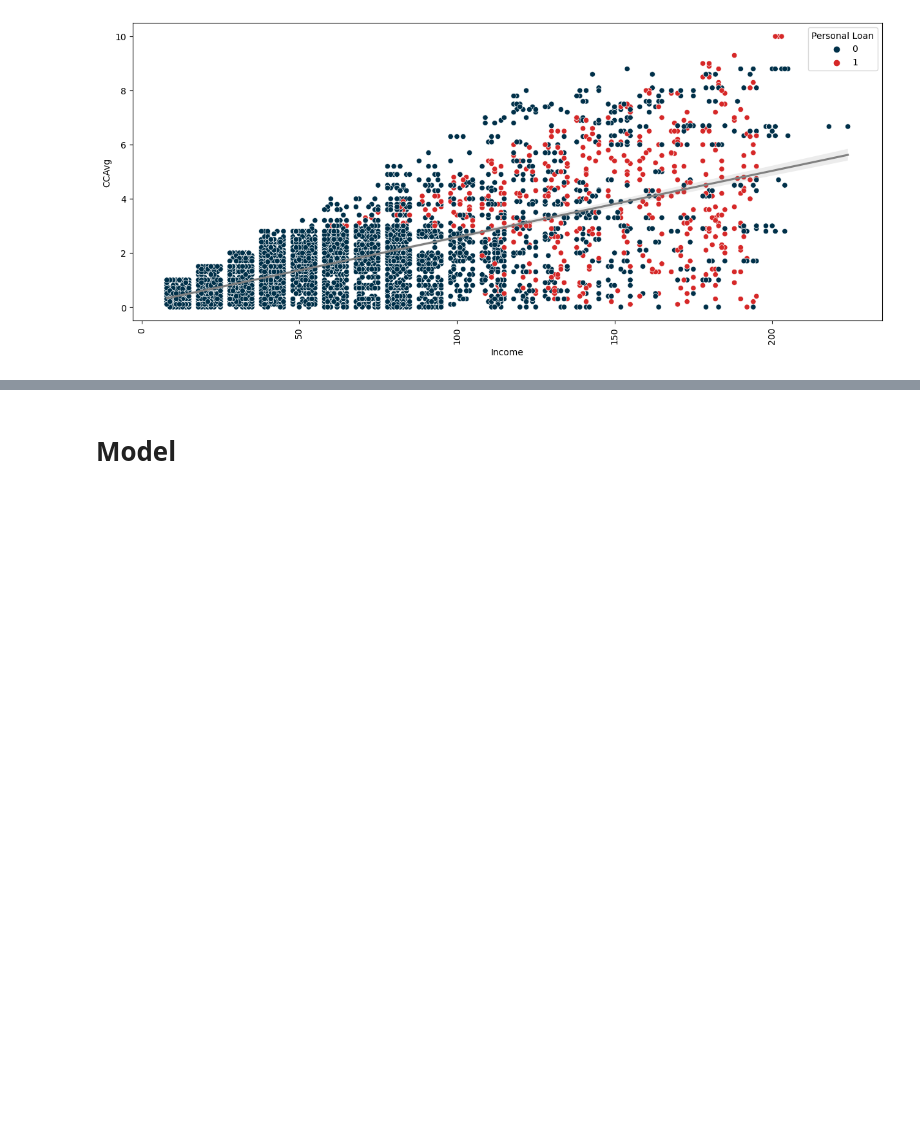
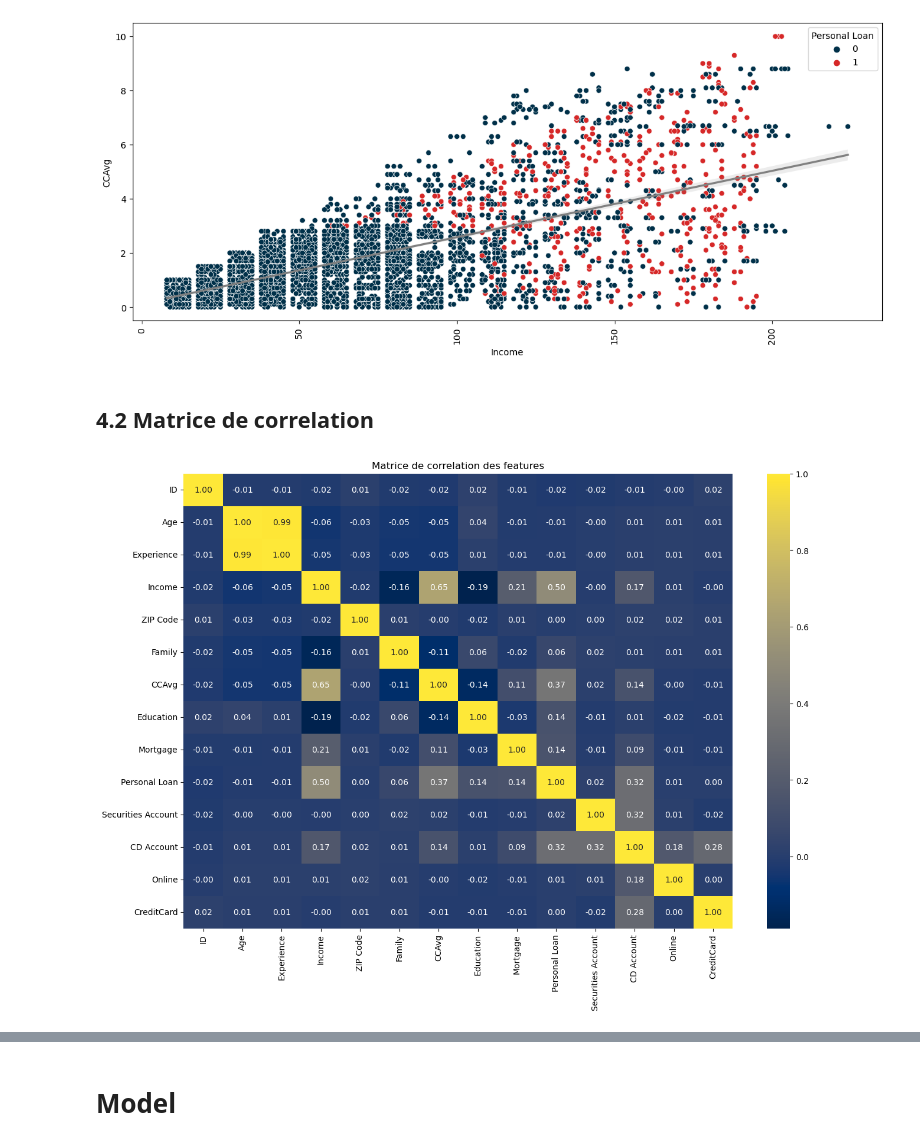
Before and after one commit to ImadElMaftouhi/Projet_dataMining, a Jupyter notebook: clustering.ipynb, the cells around one changed output, grey strips where cells are left out. Drawn from its saved outputs; the diff is of its cells as text; code cells hidden in the pictures; blank space fills up the shorter version.

```diff
--- a/clustering.ipynb
+++ b/clustering.ipynb
@@ -688,3 +688,14 @@ plt.xticks(rotation = 90)
 plt.show()
 # %% [output]
 [figure]
+# %% [markdown]
+## 4.2 Matrice de correlation
+# %%
+corr = df.corr()
+plt.figure(figsize = (15,10))
+
+sns.heatmap(data = corr, fmt = '.2f', cmap = palettes[8], annot = True)
+plt.title('Matrice de correlation des features')
+plt.show()
+# %% [output]
+[figure, added]
```
Also changed, not shown: parts of 34 cells of this notebook.
